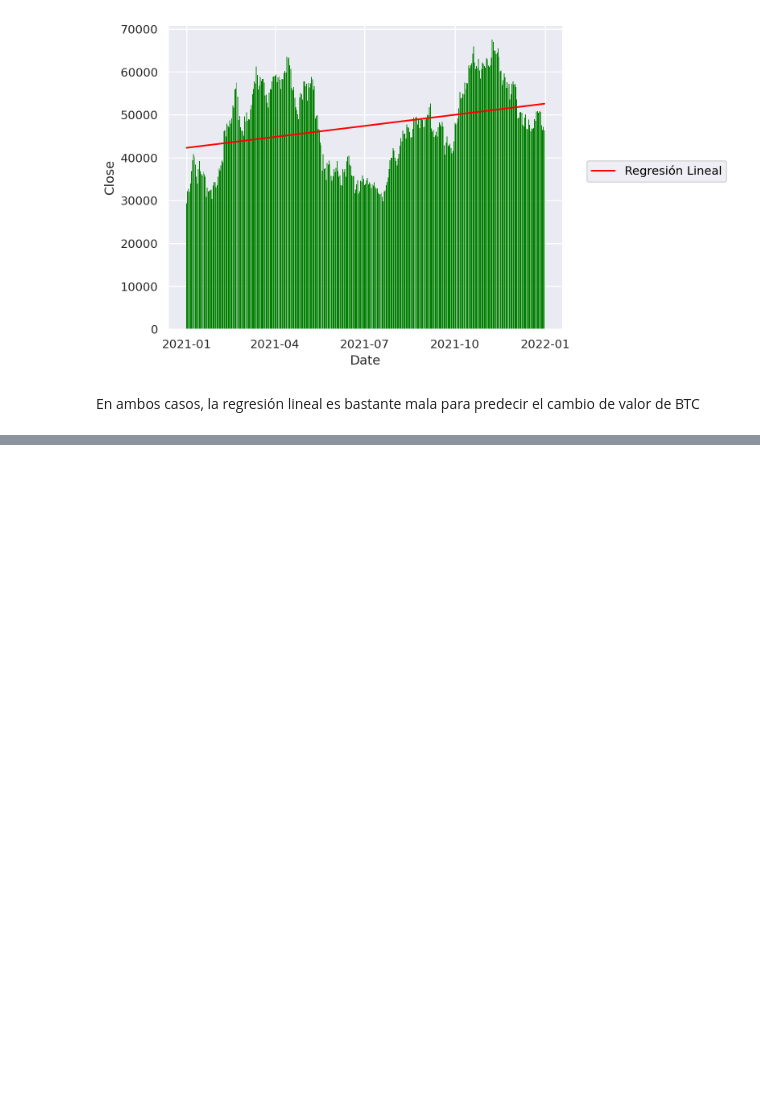
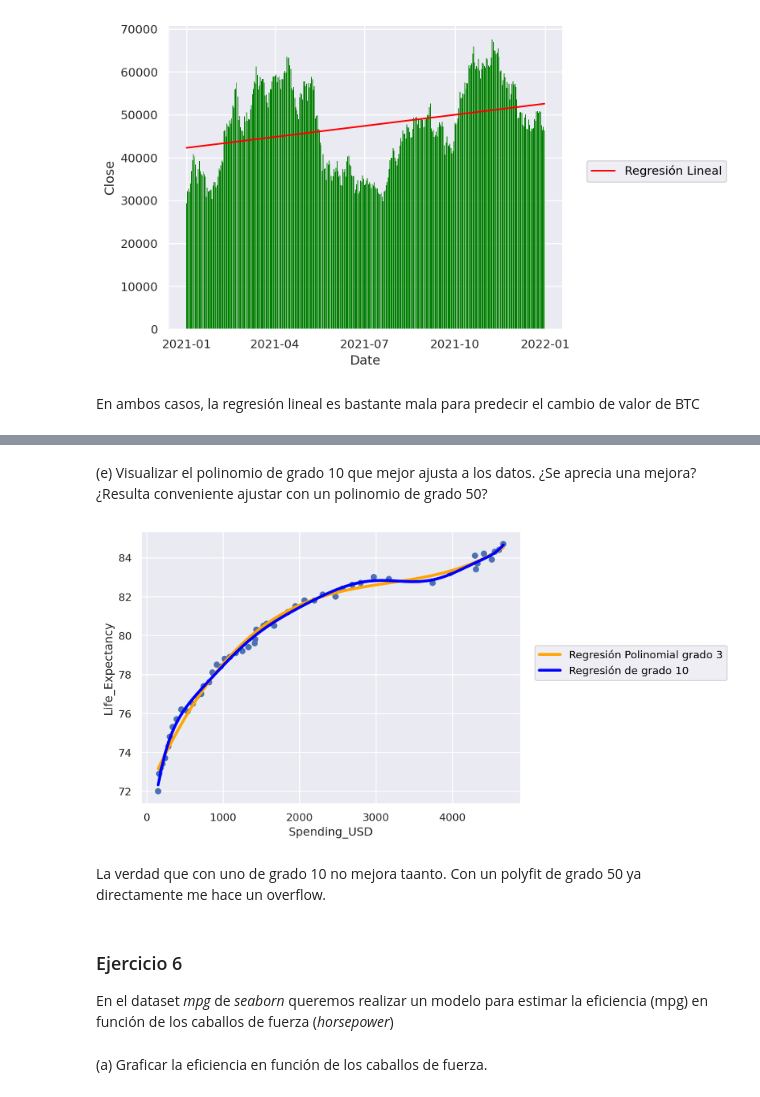
Before and after one commit to LucaChicconi/_labodatos, a Jupyter notebook: practica4.ipynb, the cells around one changed output, grey strips where cells are left out. Saved outputs shown, nothing was run; the diff lists cells and outputs as text; code cells hidden in the pictures; blank space fills up the shorter version.

```diff
--- a/practica4.ipynb
+++ b/practica4.ipynb
@@ -315,0 +407,18 @@ En ambos casos, la regresión lineal es bastante mala para predecir el cambio de
+# %% [markdown]
+(e) Visualizar el polinomio de grado 10 que mejor ajusta a los datos. ¿Se aprecia una mejora?¿Resulta conveniente ajustar con un polinomio de grado 50?
+# %%
+(
+    so.Plot(data=datos_japon, x=datos_japon['Spending_USD'], y='Life_Expectancy')
+    .add(so.Dot())
+    .add(so.Line(color='orange', linewidth=3), so.PolyFit(3), label = 'Regresión Polinomial grado 3')
+    .add(so.Line(color = 'blue', linewidth=3),so.PolyFit(10),label ='Regresión de grado 10')
+)
+# %% [output]
+[figure, added]
+# %% [markdown]
+La verdad que con uno de grado 10 no mejora taanto. Con un polyfit de grado 50 ya directamente me hace un overflow.
+# %% [markdown]
+### Ejercicio 6
+En el dataset _mpg_ de _seaborn_ queremos realizar un modelo para estimar la eficiencia (mpg) en función de los caballos de fuerza (_horsepower_)
+# %% [markdown]
+(a) Graficar la eficiencia en función de los caballos de fuerza.
```
Also changed, not shown: parts of 35 cells of this notebook, 3 other files.
